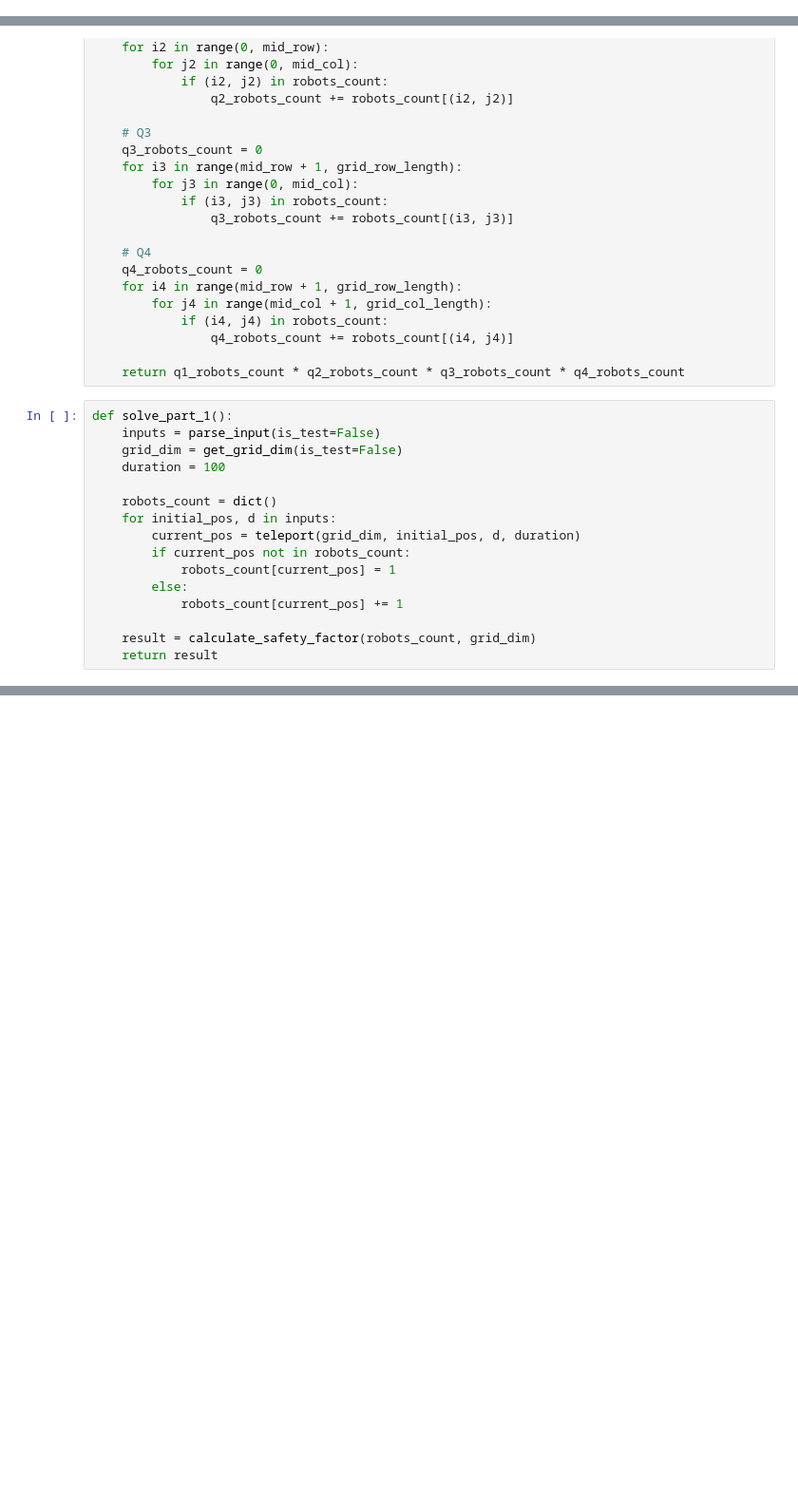
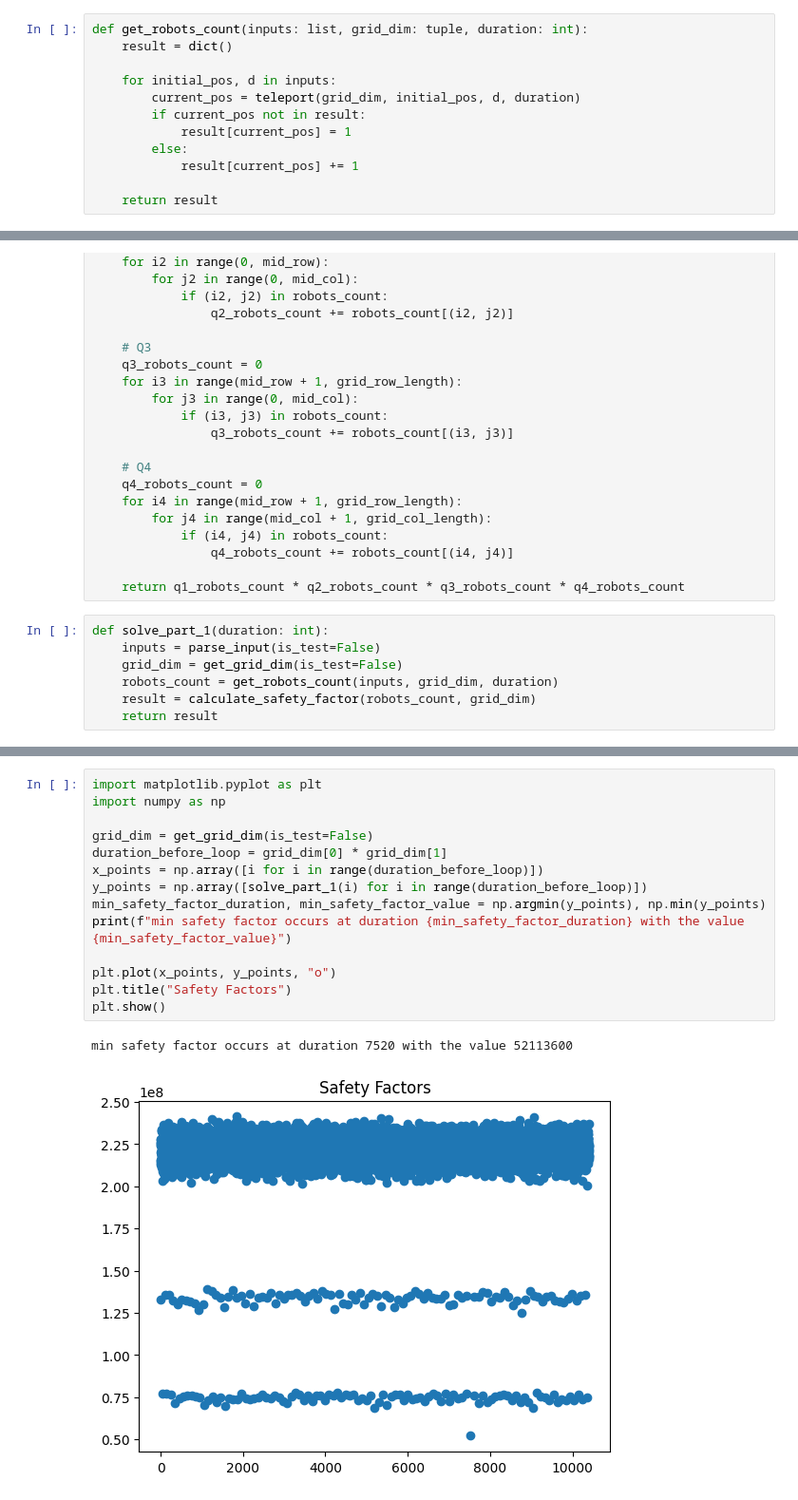
Before and after one commit to yooooyyooooy/advent-of-code, a Jupyter notebook: 2024/day-14/main.ipynb, the cells around one changed output, grey strips where cells are left out. Shown: that part at 95% size. Saved outputs shown, nothing was run; the diff lists cells and outputs as text; blank space fills up the shorter version.

Commit message:
[add] day 14 part 2

```diff
--- a/2024/day-14/main.ipynb
+++ b/2024/day-14/main.ipynb
@@ -29,3 +21,15 @@ def teleport(grid_dim: tuple, initial_pos: tuple, d: tuple, duration: int) -> tu
+# %%
+def get_robots_count(inputs: list, grid_dim: tuple, duration: int):
+    result = dict()
+
+    for initial_pos, d in inputs:
+        current_pos = teleport(grid_dim, initial_pos, d, duration)
+        if current_pos not in result:
+            result[current_pos] = 1
+        else:
+            result[current_pos] += 1
+
+    return result
 # %%
 def get_mid_row_col(grid_dim: tuple) -> tuple:
     return (grid_dim[0] // 2, grid_dim[1] // 2)
@@ -65,19 +69,10 @@ def calculate_safety_factor(robots_count: dict, grid_dim: tuple) -> int:
 
     return q1_robots_count * q2_robots_count * q3_robots_count * q4_robots_count
 # %%
-def solve_part_1():
+def solve_part_1(duration: int):
     inputs = parse_input(is_test=False)
     grid_dim = get_grid_dim(is_test=False)
-    duration = 100
-
-    robots_count = dict()
-    for initial_pos, d in inputs:
-        current_pos = teleport(grid_dim, initial_pos, d, duration)
-        if current_pos not in robots_count:
-            robots_count[current_pos] = 1
-        else:
-            robots_count[current_pos] += 1
-
+    robots_count = get_robots_count(inputs, grid_dim, duration)
     result = calculate_safety_factor(robots_count, grid_dim)
     return result
 # %%
@@ -85,2 +80,19 @@ solve_part_1()
 # %% [output]
 222062148
+# %%
+import matplotlib.pyplot as plt
+import numpy as np
+
+grid_dim = get_grid_dim(is_test=False)
+duration_before_loop = grid_dim[0] * grid_dim[1]
+x_points = np.array([i for i in range(duration_before_loop)])
+y_points = np.array([solve_part_1(i) for i in range(duration_before_loop)])
+min_safety_factor_duration, min_safety_factor_value = np.argmin(y_points), np.min(y_points)
+print(f"min safety factor occurs at duration {min_safety_factor_duration} with the value {min_safety_factor_value}")
+
+plt.plot(x_points, y_points, "o")
+plt.title("Safety Factors")
+plt.show()
+# %% [output]
+min safety factor occurs at duration 7520 with the value 52113600
+[figure, added]
```
Also changed, not shown: parts of 3 cells of this notebook, 2 other files.
